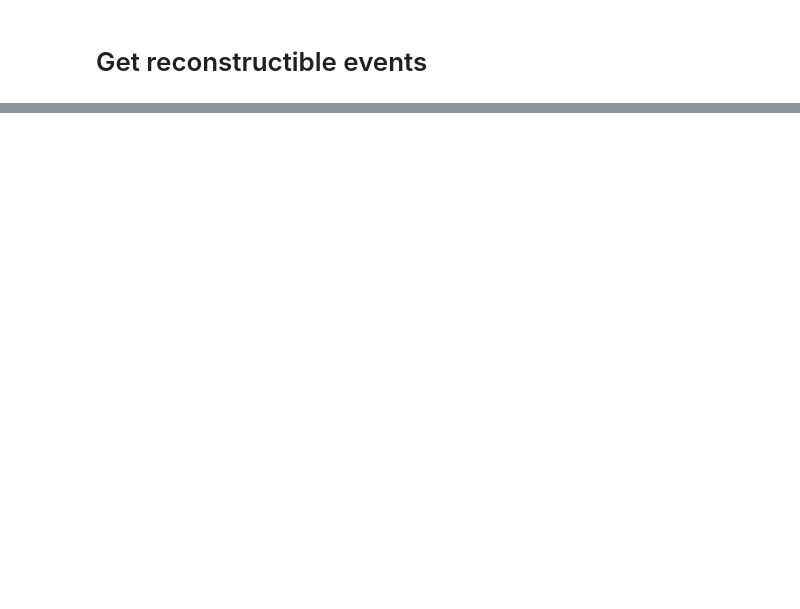
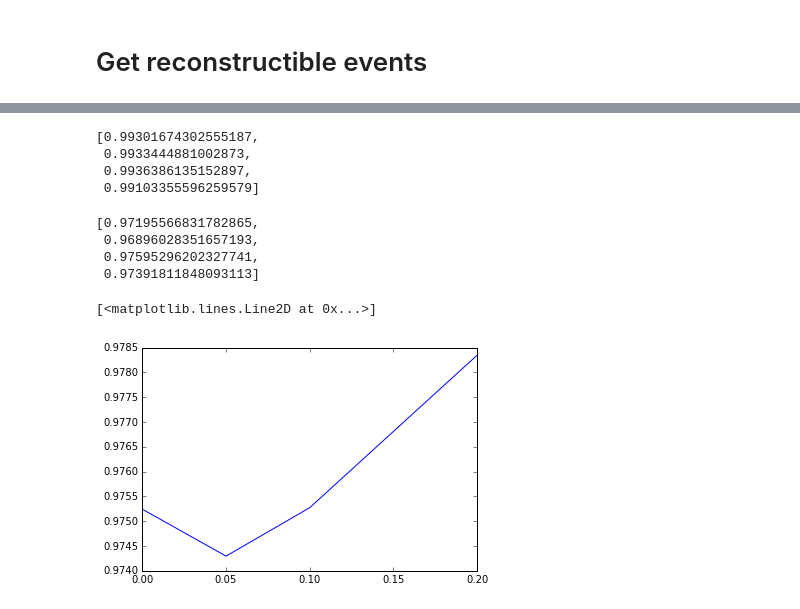
Before and after one commit to yandexdataschool/ship_tracks_recognition, a Jupyter notebook: notebooks/new_classifier.ipynb, the cells around one changed output, grey strips where cells are left out. Drawn from its saved outputs; the diff is of its cells as text; code cells hidden in the pictures; blank space fills up the shorter version.

Commit message:
noise

```diff
--- a/notebooks/new_classifier.ipynb
+++ b/notebooks/new_classifier.ipynb
@@ -109,7 +166,7 @@ from sklearn.preprocessing import StandardScaler
 from sklearn.svm import SVC
 from sklearn import metrics
 
-X_train, X_test, y_train, y_test = cross_validation.train_test_split(data[['dist', 'score', 'score_div_dist', 'slope', 'intercept']].values,
+X_train, X_test, y_train, y_test = cross_validation.train_test_split(data.drop(['label', 'inside'], 1).values,
                                                                      data[['label']].values,
                                                                      test_size = 0.4)
 # %%
@@ -271,0 +298,39 @@ plt.legend(loc="lower right")
+# %%
+def relation(all_hits, set_err):
+    AUC_0 = []
+    AUC_1 = []
+    AUC_2 = []
+    for i in set_err:
+        hits = all_hits
+        hits['dist2Wire'] = hits['dist2Wire'] * noise(i, len(hits))
+        data = generator(reconstructible_events.keys()[:200], hits)
+        X_train = data.drop(['label'], 1).values
+        y_train = data[['label']].values
+
+        clf = GradientBoostingClassifier(n_estimators=1000,
+                                         learning_rate=0.01,
+                                         max_depth=6,
+                                         max_features='auto',
+                                         subsample=0.5, min_samples_split=10)
+
+        clf.fit(X_train, y_train)
+        data_test = generator(reconstructible_events_2.keys()[:150], hits)
+        X_test = data_test.drop(['label'], 1).values
+        y_test = data_test[['label']].values
+
+        y_score = clf.predict(X_test)
+        for k in range(3):
+            y_t = y_test.reshape(-1)==k
+            y_s = y_score==k
+            y_t = y_t + [0] * len(y_t)
+            y_s = y_s + [0] * len(y_s)
+            fpr, tpr, thresholds = metrics.roc_curve(y_t, y_s, pos_label=1)
+            if k==0:
+                AUC_0.append(metrics.auc(fpr, tpr))
+            elif k==1:
+                AUC_1.append(metrics.auc(fpr, tpr))
+            else:
+                AUC_2.append(metrics.auc(fpr, tpr))
+    return AUC_0, AUC_1, AUC_2
+# %%
+AUC_0, AUC_1, AUC_2 = relation(all_hits, [0.,0.05,0.1,0.2])
@@ -271,0 +344,19 @@ plt.legend(loc="lower right")
+# %%
+AUC_1
+# %% [output]
+[0.99301674302555187,
+ 0.9933444881002873,
+ 0.9936386135152897,
+ 0.99103355596259579]
+# %%
+AUC_2
+# %% [output]
+[0.97195566831782865,
+ 0.96896028351657193,
+ 0.97595296202327741,
+ 0.97391811848093113]
+# %%
+plt.plot([0.,0.05,0.1,0.2], AUC_0)
+# %% [output]
+[<matplotlib.lines.Line2D at 0x...>]
+[figure, added]
```
Also changed, not shown: parts of 38 cells of this notebook.
